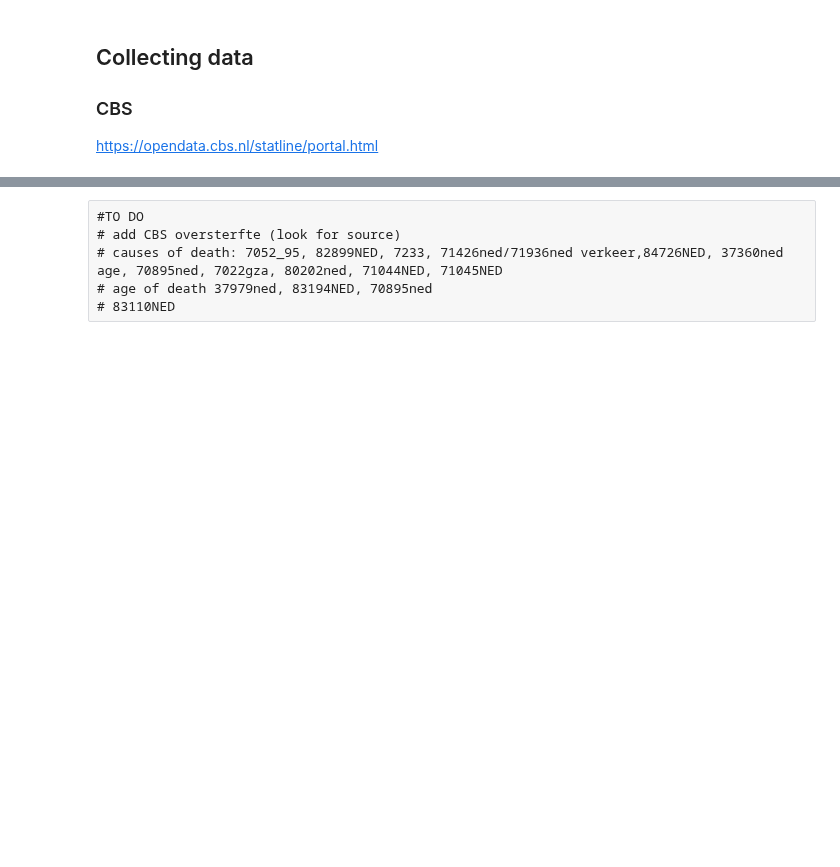
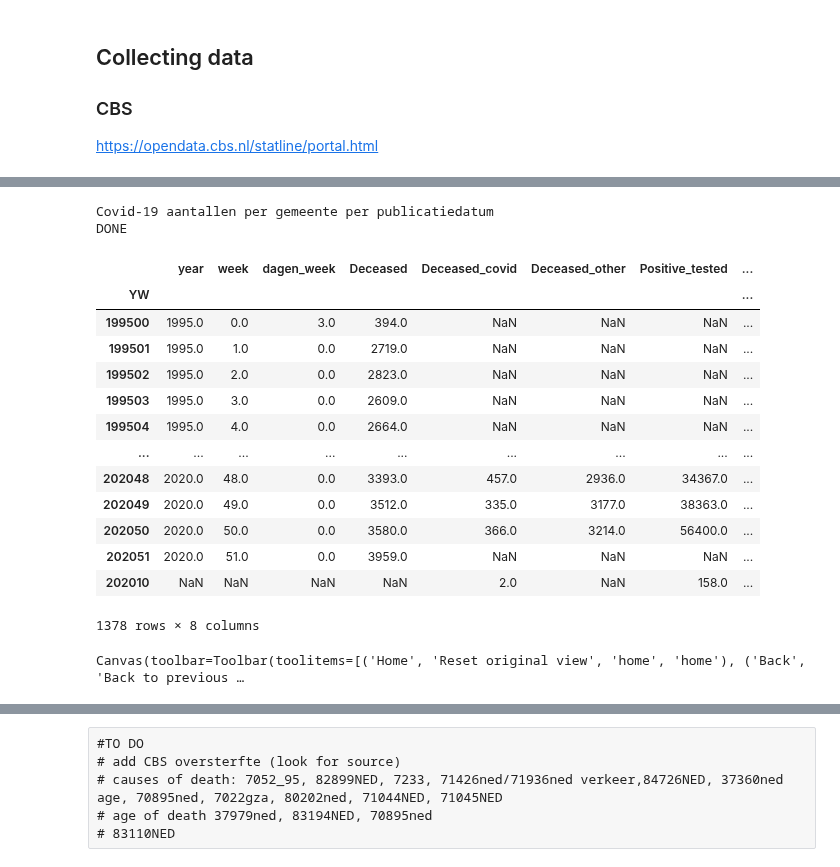
Before and after one commit to cjvanzwol/notebooks, a Jupyter notebook: Covid/Covid.ipynb, the cells around one changed output, grey strips where cells are left out. Cells and saved outputs as stored; diff of their text form; code cells hidden in the pictures; blank space fills up the shorter version.

Commit message:
added deceased per week

```diff
--- a/Covid/Covid.ipynb
+++ b/Covid/Covid.ipynb
@@ -50,7 +46,8 @@ def running_total(df, n):
     df[name] = np.cumsum(df[n])
 # %%
 cbs_population_data_loc = './data/cbs_population.csv'
-cbs_deceased_data_loc = './data/cbs_deseaced.csv'
+cbs_deceased_data_loc = './data/cbs_deceased.csv'
+rivm_deceased_data_loc = './data/rivm_deceased.csv'
 rivm_positive_tests_loc = './data/rivm_positive_tests.csv'
 # %% [markdown]
 ## Collecting data
@@ -77,0 +107,74 @@ array([<AxesSubplot:xlabel='ID'>], dtype=object)
+# %%
+print("Covid-19 aantallen per gemeente per publicatiedatum")
+# https://data.rivm.nl/geonetwork/srv/dut/catalog.search#/metadata/5f6bc429-1596-490e-8618-1ed8fd768427
+try:
+    os.stat(rivm_deceased_data_loc)
+except:
+    c_deceased = pd.read_json('https://data.rivm.nl/covid-19/COVID-19_aantallen_gemeente_per_dag.json')
+    c_deceased.to_csv(rivm_deceased_data_loc, index=False)
+finally:
+    c_deceased = pd.read_csv(rivm_deceased_data_loc)
+
+
+
+c_deceased = c_deceased.groupby('Date_of_publication').sum()
+c_deceased.index = pd.PeriodIndex(c_deceased.index, freq='D')
+c_deceased['YW'] = c_deceased.index.year*100+c_deceased.index.week
+c_deceased = c_deceased.groupby(by='YW').sum()
+c_deceased = c_deceased[c_deceased.index < deceased_tot['YW'].max()]
+
+print('DONE')
+# %% [output]
+Covid-19 aantallen per gemeente per publicatiedatum
+DONE
+# %%
+# merging cbs data with rivm data
+deceased_tot = deceased_tot.merge(c_deceased, on='YW', how='outer', suffixes=('_cbs', '_rivm'))
+deceased_tot = deceased_tot.rename(columns={'Overledenen_1':'Deceased','Total_reported':'Positive_tested','Deceased':'Deceased_covid'})
+deceased_tot['Deceased_other'] = deceased_tot['Deceased']-deceased_tot['Deceased_covid']
+deceased_tot.set_index('YW', inplace=True)
+deceased_tot = deceased_tot[["year", "week", "dagen_week", "Deceased", "Deceased_covid", "Deceased_other", "Positive_tested", "Hospital_admission"]]
+# %% [output]
+|  | year | week | dagen_week | Deceased | Deceased_covid | Deceased_other | Positive_tested | ... |
+| YW |  |  |  |  |  |  |  | ... |
+| 199500 | 1995.0 | 0.0 | 3.0 | 394.0 | NaN | NaN | NaN | ... |
+| 199501 | 1995.0 | 1.0 | 0.0 | 2719.0 | NaN | NaN | NaN | ... |
+| 199502 | 1995.0 | 2.0 | 0.0 | 2823.0 | NaN | NaN | NaN | ... |
+| 199503 | 1995.0 | 3.0 | 0.0 | 2609.0 | NaN | NaN | NaN | ... |
+| 199504 | 1995.0 | 4.0 | 0.0 | 2664.0 | NaN | NaN | NaN | ... |
+| ... | ... | ... | ... | ... | ... | ... | ... | ... |
+| 202048 | 2020.0 | 48.0 | 0.0 | 3393.0 | 457.0 | 2936.0 | 34367.0 | ... |
+| 202049 | 2020.0 | 49.0 | 0.0 | 3512.0 | 335.0 | 3177.0 | 38363.0 | ... |
+| 202050 | 2020.0 | 50.0 | 0.0 | 3580.0 | 366.0 | 3214.0 | 56400.0 | ... |
+| 202051 | 2020.0 | 51.0 | 0.0 | 3959.0 | NaN | NaN | NaN | ... |
+| 202010 | NaN | NaN | NaN | NaN | 2.0 | NaN | 158.0 | ... |
+1378 rows × 8 columns
+# %%
+# set data
+x_tot = deceased_tot.index
+y_tot = deceased_tot.Deceased.rolling(window=4).mean()
+y_cov = deceased_tot.Deceased_covid.rolling(window=4).mean()
+y_oth = deceased_tot.Deceased_other.rolling(window=4).mean()
+
+x_ = deceased.YW[deceased['LeeftijdOp31December'] == '0 tot 65 jaar']
+y_0 = deceased.Overledenen_1[deceased['LeeftijdOp31December'] == '0 tot 65 jaar'].rolling(window=4).mean()
+y_65 = deceased.Overledenen_1[deceased['LeeftijdOp31December'] == '65 tot 80 jaar'].rolling(window=4).mean()
+y_80 = deceased.Overledenen_1[deceased['LeeftijdOp31December'] == '80 jaar of ouder'].rolling(window=4).mean()
+
+# set plot
+plt.plot(x_tot, y_tot, label='Total')
+plt.plot(x_tot, y_cov, label='Covid')
+plt.plot(x_tot, y_oth, label='other')
+plt.plot(x_, y_0, color='b', label='0 tot 65 jaar')
+plt.plot(x_, y_65, label='65 tot 80 jaar')
+plt.plot(x_, y_80, label='80 jaar of ouder')
+
+plt.title('Deceased per week 1995-2020')
+plt.xlabel('YearWeek')
+plt.ylabel('Count')
+plt.legend()
+
+# show plot
+plt.show()
+# %% [output]
+Canvas(toolbar=Toolbar(toolitems=[('Home', 'Reset original view', 'home', 'home'), ('Back', 'Back to previous …
```
Also changed, not shown: parts of 25 cells of this notebook, 4 other files.
